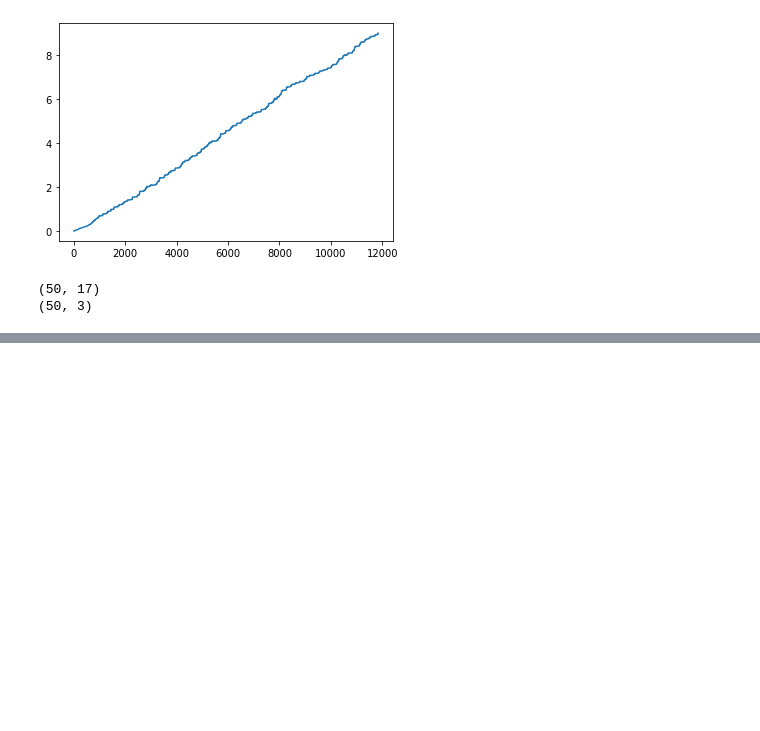
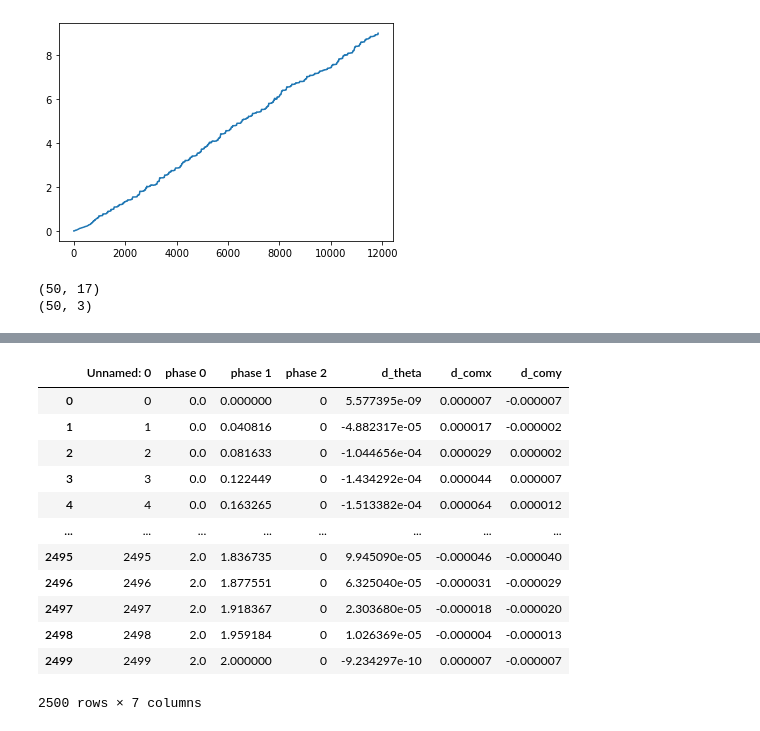
Before and after one commit to mannusschomaker/HeterogeneousGridBots, a Jupyter notebook: cpp/libsoda-cxx/debug.ipynb, the cells around one changed output, grey strips where cells are left out. Saved outputs shown, nothing was run; the diff lists cells and outputs as text; code cells hidden in the pictures; blank space fills up the shorter version.

```diff
--- a/cpp/libsoda-cxx/debug.ipynb
+++ b/cpp/libsoda-cxx/debug.ipynb
@@ -187,0 +206,16 @@ df["d_theta"] = df["d_theta"][(df["d_theta"] > -0.1) & (df["d_theta"] < 0.1)]
+# %%
+df_true
+# %% [output]
+|  | Unnamed: 0 | phase 0 | phase 1 | phase 2 | d_theta | d_comx | d_comy |
+| 0 | 0 | 0.0 | 0.000000 | 0 | 5.577395e-09 | 0.000007 | -0.000007 |
+| 1 | 1 | 0.0 | 0.040816 | 0 | -4.882317e-05 | 0.000017 | -0.000002 |
+| 2 | 2 | 0.0 | 0.081633 | 0 | -1.044656e-04 | 0.000029 | 0.000002 |
+| 3 | 3 | 0.0 | 0.122449 | 0 | -1.434292e-04 | 0.000044 | 0.000007 |
+| 4 | 4 | 0.0 | 0.163265 | 0 | -1.513382e-04 | 0.000064 | 0.000012 |
+| ... | ... | ... | ... | ... | ... | ... | ... |
+| 2495 | 2495 | 2.0 | 1.836735 | 0 | 9.945090e-05 | -0.000046 | -0.000040 |
+| 2496 | 2496 | 2.0 | 1.877551 | 0 | 6.325040e-05 | -0.000031 | -0.000029 |
+| 2497 | 2497 | 2.0 | 1.918367 | 0 | 2.303680e-05 | -0.000018 | -0.000020 |
+| 2498 | 2498 | 2.0 | 1.959184 | 0 | 1.026369e-05 | -0.000004 | -0.000013 |
+| 2499 | 2499 | 2.0 | 2.000000 | 0 | -9.234297e-10 | 0.000007 | -0.000007 |
+2500 rows × 7 columns
```
Also changed, not shown: parts of 21 cells of this notebook, 7 other files.
